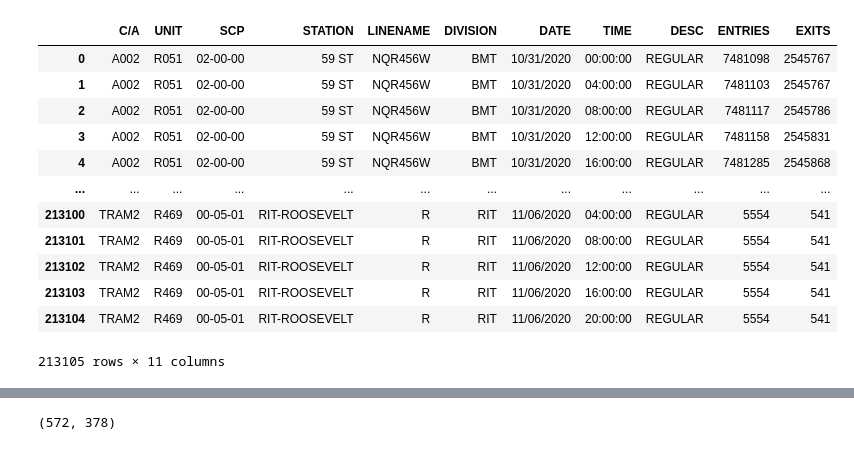
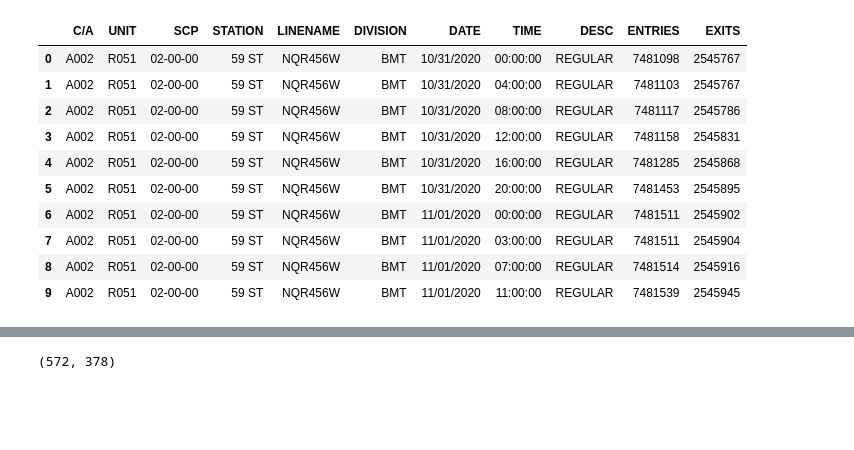
Before and after one commit to sujeongcha/TimeSeries-Transporation-and-Covid19, a Jupyter notebook: subway_data.ipynb, the cells around one changed output, grey strips where cells are left out. Drawn from its saved outputs; the diff is of its cells as text; code cells hidden in the pictures; blank space fills up the shorter version.

```diff
--- a/subway_data.ipynb
+++ b/subway_data.ipynb
@@ -100,19 +46,17 @@ SyntaxError: invalid syntax (<ipython-input-72-3505a79705cd>, line 1)
 # %%
 data = pd.read_csv('http://web.mta.info/developers/data/nyct/turnstile/turnstile_201107.txt')
-data
+data.head(10)
 # %% [output]
 |  | C/A | UNIT | SCP | STATION | LINENAME | DIVISION | DATE | TIME | DESC | ENTRIES | EXITS |
 | 0 | A002 | R051 | 02-00-00 | 59 ST | NQR456W | BMT | 10/31/2020 | 00:00:00 | REGULAR | 7481098 | 2545767 |
 | 1 | A002 | R051 | 02-00-00 | 59 ST | NQR456W | BMT | 10/31/2020 | 04:00:00 | REGULAR | 7481103 | 2545767 |
 | 2 | A002 | R051 | 02-00-00 | 59 ST | NQR456W | BMT | 10/31/2020 | 08:00:00 | REGULAR | 7481117 | 2545786 |
 | 3 | A002 | R051 | 02-00-00 | 59 ST | NQR456W | BMT | 10/31/2020 | 12:00:00 | REGULAR | 7481158 | 2545831 |
 | 4 | A002 | R051 | 02-00-00 | 59 ST | NQR456W | BMT | 10/31/2020 | 16:00:00 | REGULAR | 7481285 | 2545868 |
-| ... | ... | ... | ... | ... | ... | ... | ... | ... | ... | ... | ... |
-| 213100 | TRAM2 | R469 | 00-05-01 | RIT-ROOSEVELT | R | RIT | 11/06/2020 | 04:00:00 | REGULAR | 5554 | 541 |
-| 213101 | TRAM2 | R469 | 00-05-01 | RIT-ROOSEVELT | R | RIT | 11/06/2020 | 08:00:00 | REGULAR | 5554 | 541 |
-| 213102 | TRAM2 | R469 | 00-05-01 | RIT-ROOSEVELT | R | RIT | 11/06/2020 | 12:00:00 | REGULAR | 5554 | 541 |
-| 213103 | TRAM2 | R469 | 00-05-01 | RIT-ROOSEVELT | R | RIT | 11/06/2020 | 16:00:00 | REGULAR | 5554 | 541 |
-| 213104 | TRAM2 | R469 | 00-05-01 | RIT-ROOSEVELT | R | RIT | 11/06/2020 | 20:00:00 | REGULAR | 5554 | 541 |
+| 5 | A002 | R051 | 02-00-00 | 59 ST | NQR456W | BMT | 10/31/2020 | 20:00:00 | REGULAR | 7481453 | 2545895 |
+| 6 | A002 | R051 | 02-00-00 | 59 ST | NQR456W | BMT | 11/01/2020 | 00:00:00 | REGULAR | 7481511 | 2545902 |
+| 7 | A002 | R051 | 02-00-00 | 59 ST | NQR456W | BMT | 11/01/2020 | 03:00:00 | REGULAR | 7481511 | 2545904 |
+| 8 | A002 | R051 | 02-00-00 | 59 ST | NQR456W | BMT | 11/01/2020 | 07:00:00 | REGULAR | 7481514 | 2545916 |
+| 9 | A002 | R051 | 02-00-00 | 59 ST | NQR456W | BMT | 11/01/2020 | 11:00:00 | REGULAR | 7481539 | 2545945 |
-213105 rows × 11 columns
 # %%
 stations_df = pd.read_csv("https://raw.githubusercontent.com/toddwschneider/nyc-subway-turnstile-data/16d45bab6104b443bffb2f62bedad4ad587d3e96/lib/stations.csv")
```
Also changed, not shown: parts of 29 cells of this notebook.
